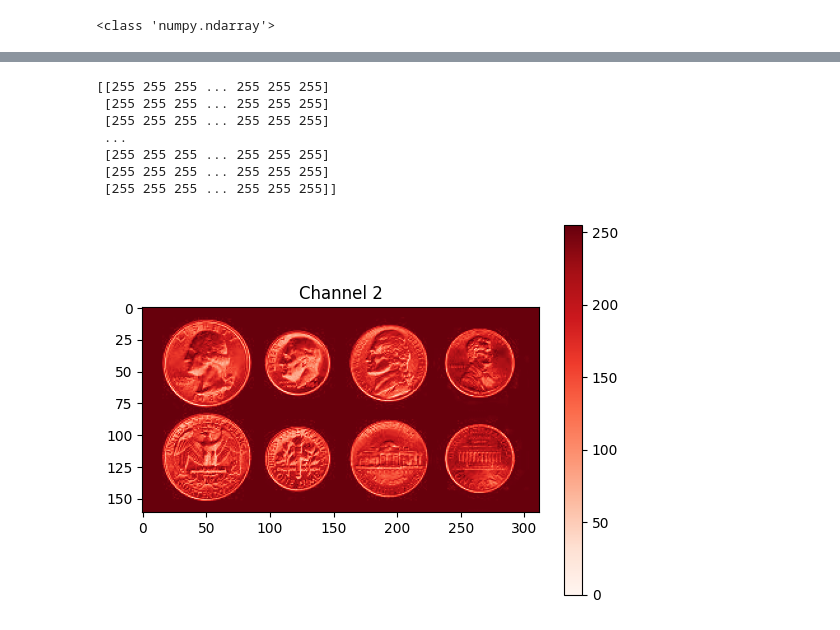
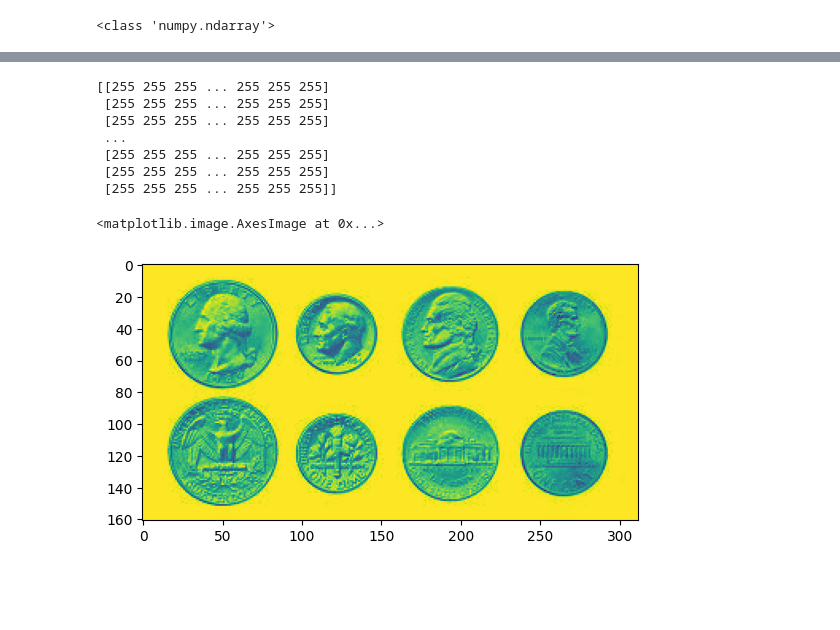
Before and after one commit to SaPahlavani/Exercise.Vision, a Jupyter notebook: 0_StartVision.ipynb, the cells around one changed output, grey strips where cells are left out. Drawn from its saved outputs; the diff is of its cells as text; code cells hidden in the pictures; blank space fills up the shorter version.

```diff
--- a/0_StartVision.ipynb
+++ b/0_StartVision.ipynb
@@ -229,15 +214,0 @@ plt.show()
-# %%
-print(cb_img[:,:,2])
-plt.imshow(cb_img[:,:,2],cmap="Reds")
-plt.colorbar()  # اضافه کردن نوار رنگ برای کمک به درک مقادیر
-plt.title("Channel 2")
-plt.show()
-# %% [output]
-[[255 255 255 ... 255 255 255]
- [255 255 255 ... 255 255 255]
- [255 255 255 ... 255 255 255]
- ...
- [255 255 255 ... 255 255 255]
- [255 255 255 ... 255 255 255]
- [255 255 255 ... 255 255 255]]
-[figure, removed]
@@ -245,0 +215,13 @@ new_image = cb_img[:,:,0]*0.2989 / 3 + cb_img[...,1]*0.5870 / 3 + cb_img[...,2]*
+# %%
+print(cb_img[:,:,1])
+plt.imshow(cb_img[:,:,1])
+# %% [output]
+[[255 255 255 ... 255 255 255]
+ [255 255 255 ... 255 255 255]
+ [255 255 255 ... 255 255 255]
+ ...
+ [255 255 255 ... 255 255 255]
+ [255 255 255 ... 255 255 255]
+ [255 255 255 ... 255 255 255]]
+<matplotlib.image.AxesImage at 0x...>
+[figure, added]
```
Also changed, not shown: parts of 13 cells of this notebook.
